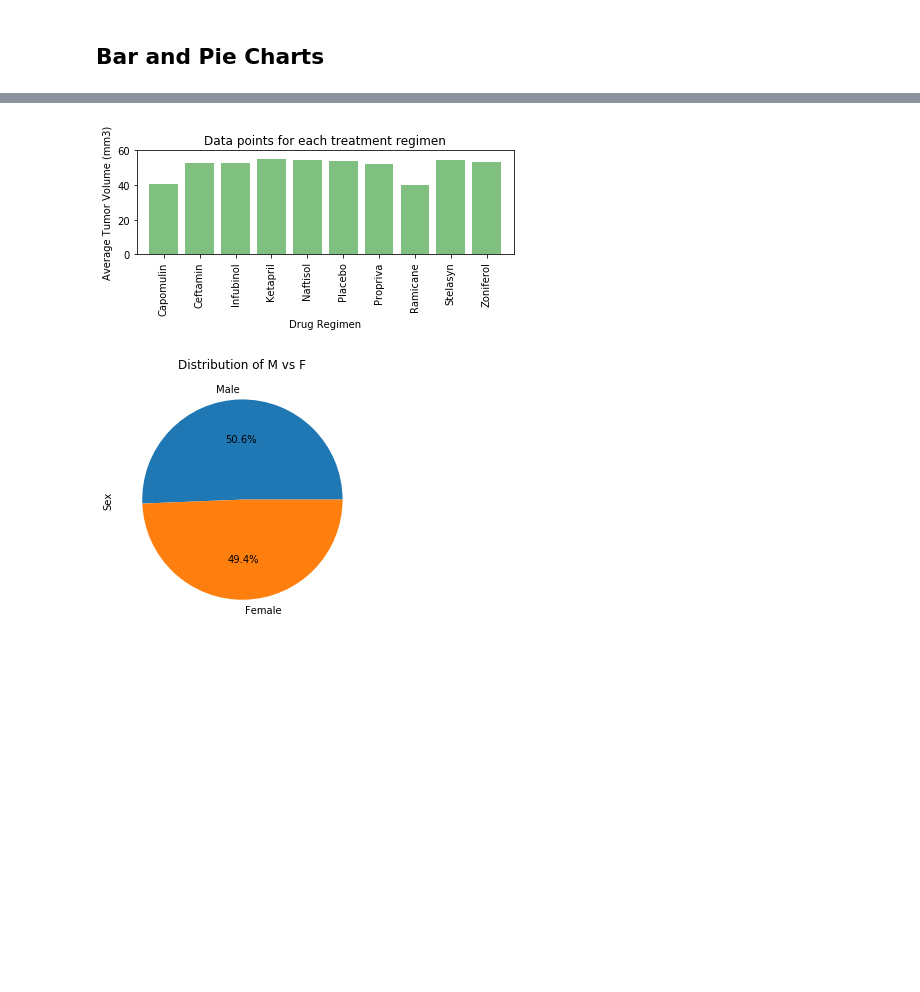
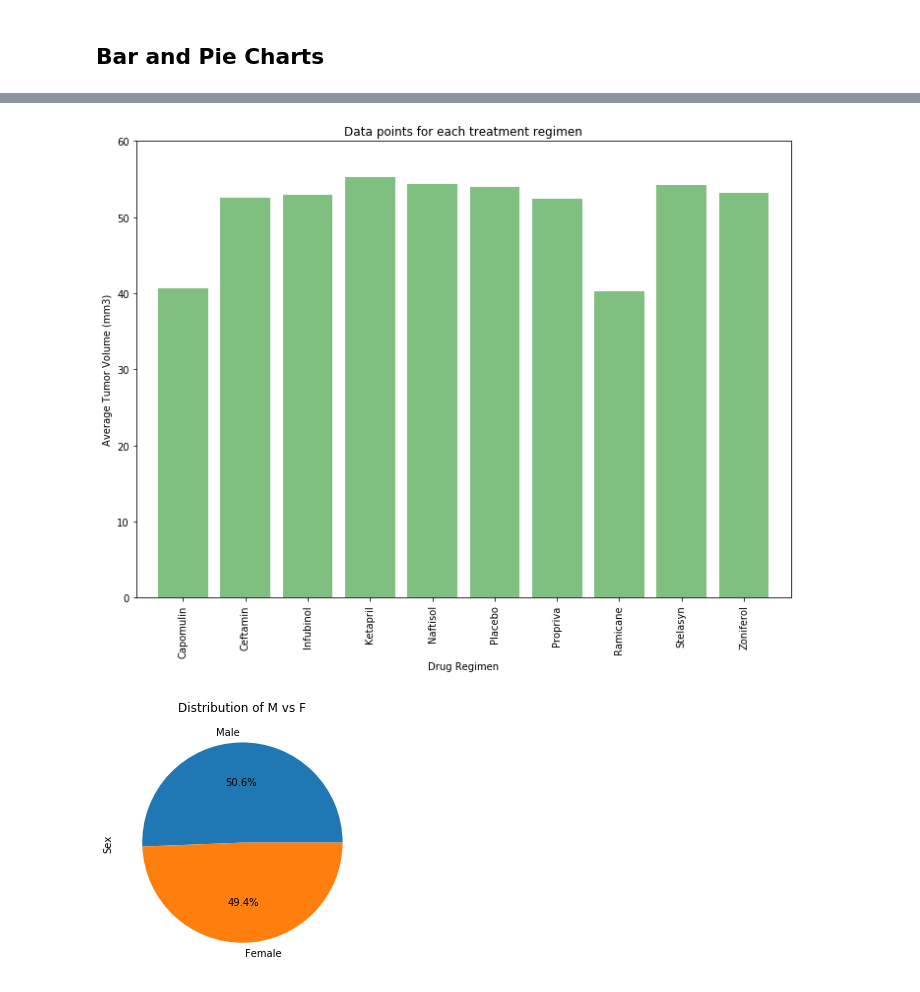
Before and after one commit to j1-aggie/5_MatPlotLib_Homework, a Jupyter notebook: pymaceuticals_starter.ipynb, the cells around one changed output, grey strips where cells are left out. Cells and saved outputs as stored; diff of their text form; code cells hidden in the pictures; blank space fills up the shorter version.

```diff
--- a/pymaceuticals_starter.ipynb
+++ b/pymaceuticals_starter.ipynb
@@ -179,20 +182,20 @@ Text(24.0, 0.5, 'Number of Mice')
 # %%
 # Generate a bar plot showing the total number of mice for each treatment throughout the course of the study using pyplot.
 barpd_data = np.arange(len(table_mean_df))
 ticklocations = [value for value in barpd_data]
 
-plt.figure(figsize=(6, 3))
+plt.figure(figsize=(10, 8))
 plt.bar(barpd_data, table_mean_df["Tumor Volume (mm3)"], color='green', alpha=0.5)
 plt.xticks(ticklocations, list(table_mean_df.index), rotation="vertical") #, table_mean_df["Drug Regimen"]
 plt.xlim(-0.75, len(barpd_data) - 0.25)
 plt.ylim(0, 60)
 plt.title("Data points for each treatment regimen")
 plt.xlabel("Drug Regimen")
 plt.ylabel("Average Tumor Volume (mm3)")
 plt.tight_layout()
 plt.show()
 # %% [output]
-[figure, old version]
+[figure, new version]
 # %%
 # Generate a pie plot showing the distribution of female versus male mice using pandas
 gender = clean_data['Sex'].value_counts()
```
Also changed, not shown: parts of 7 cells of this notebook.
